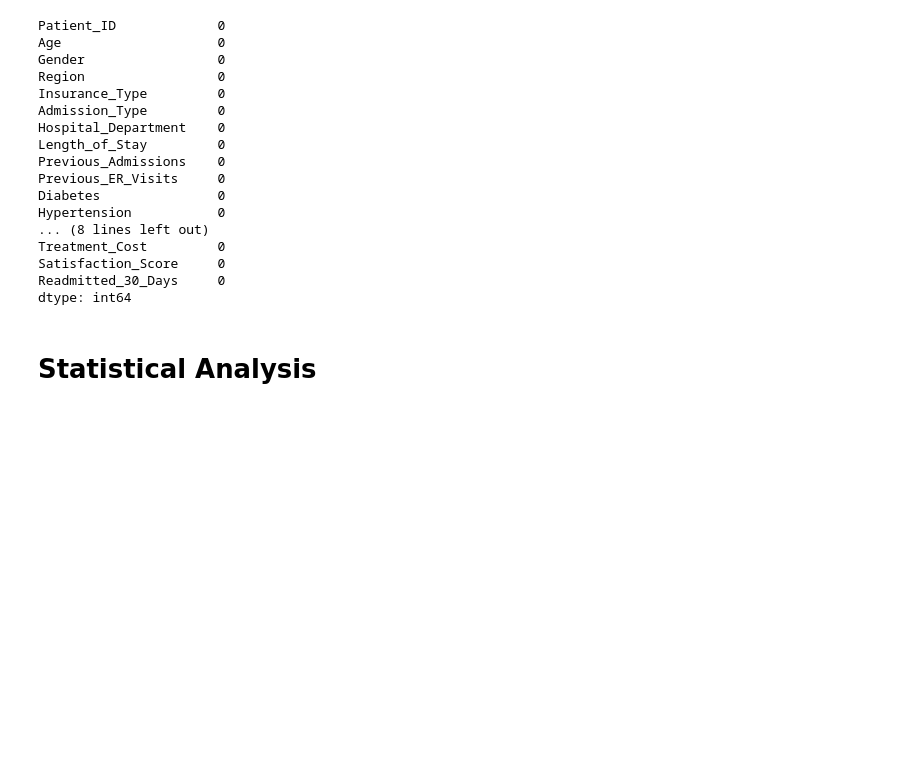
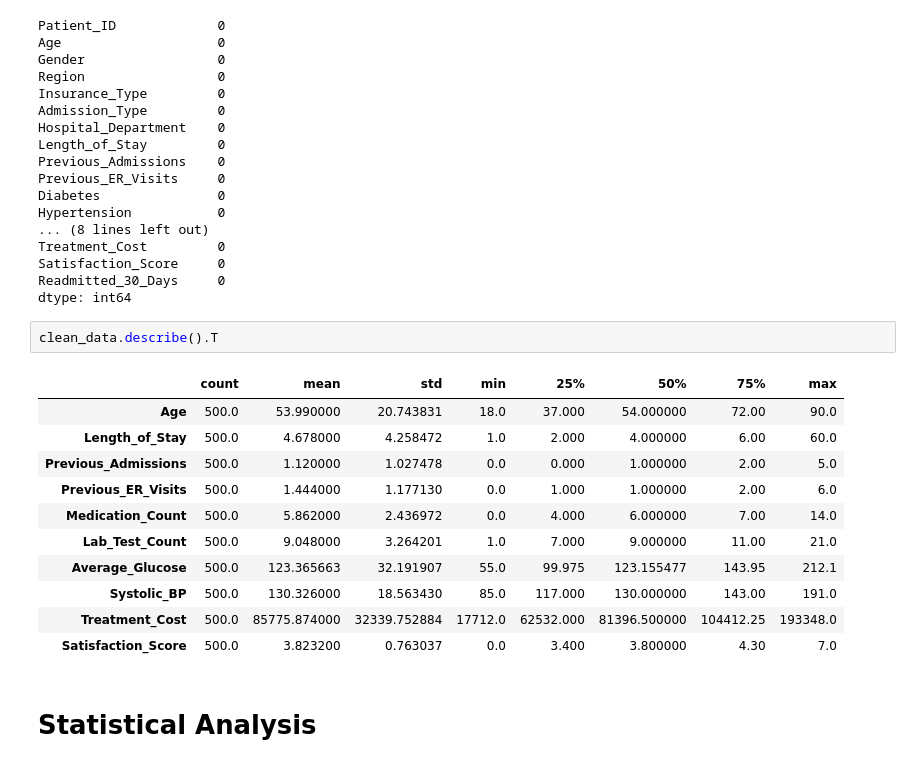
Before and after one commit to Clinton-Analyst/Healthcare_patient_readmission_risk_analysis_and-_predictive_modelling, a Jupyter notebook: scripts/StatisticalAnalysis.ipynb, the cells around one changed output. Drawn from its saved outputs; the diff is of its cells as text; blank space fills up the shorter version.

```diff
--- a/scripts/StatisticalAnalysis.ipynb
+++ b/scripts/StatisticalAnalysis.ipynb
@@ -33,6 +33,20 @@ Treatment_Cost         0
 Satisfaction_Score     0
 Readmitted_30_Days     0
 dtype: int64
+# %%
+clean_data.describe().T
+# %% [output]
+|  | count | mean | std | min | 25% | 50% | 75% | max |
+| Age | 500.0 | 53.990000 | 20.743831 | 18.0 | 37.000 | 54.000000 | 72.00 | 90.0 |
+| Length_of_Stay | 500.0 | 4.678000 | 4.258472 | 1.0 | 2.000 | 4.000000 | 6.00 | 60.0 |
+| Previous_Admissions | 500.0 | 1.120000 | 1.027478 | 0.0 | 0.000 | 1.000000 | 2.00 | 5.0 |
+| Previous_ER_Visits | 500.0 | 1.444000 | 1.177130 | 0.0 | 1.000 | 1.000000 | 2.00 | 6.0 |
+| Medication_Count | 500.0 | 5.862000 | 2.436972 | 0.0 | 4.000 | 6.000000 | 7.00 | 14.0 |
+| Lab_Test_Count | 500.0 | 9.048000 | 3.264201 | 1.0 | 7.000 | 9.000000 | 11.00 | 21.0 |
+| Average_Glucose | 500.0 | 123.365663 | 32.191907 | 55.0 | 99.975 | 123.155477 | 143.95 | 212.1 |
+| Systolic_BP | 500.0 | 130.326000 | 18.563430 | 85.0 | 117.000 | 130.000000 | 143.00 | 191.0 |
+| Treatment_Cost | 500.0 | 85775.874000 | 32339.752884 | 17712.0 | 62532.000 | 81396.500000 | 104412.25 | 193348.0 |
+| Satisfaction_Score | 500.0 | 3.823200 | 0.763037 | 0.0 | 3.400 | 3.800000 | 4.30 | 7.0 |
 # %% [markdown]
 # Statistical Analysis
 # %% [markdown]
```
Also changed, not shown: 2 other files.
